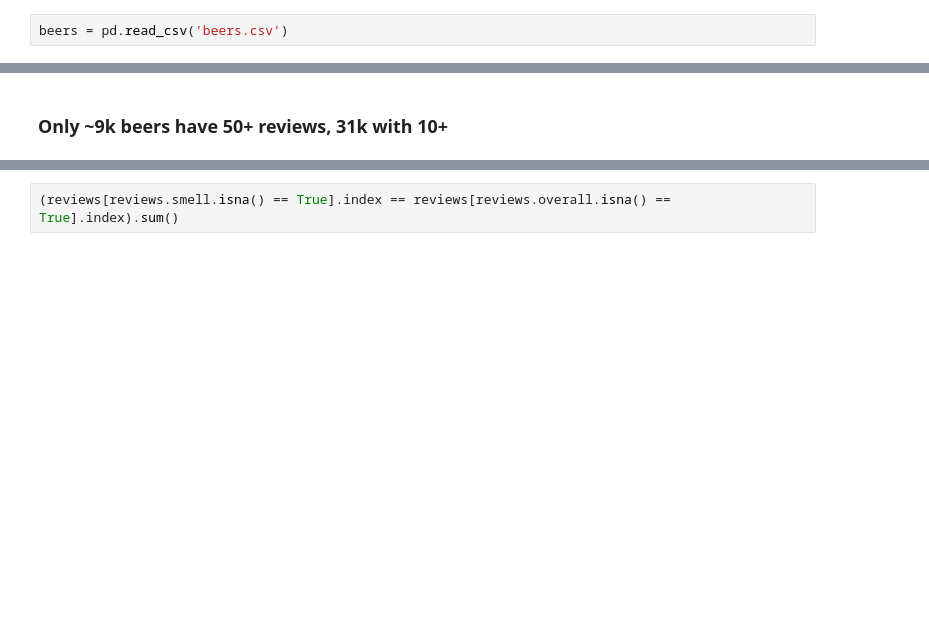
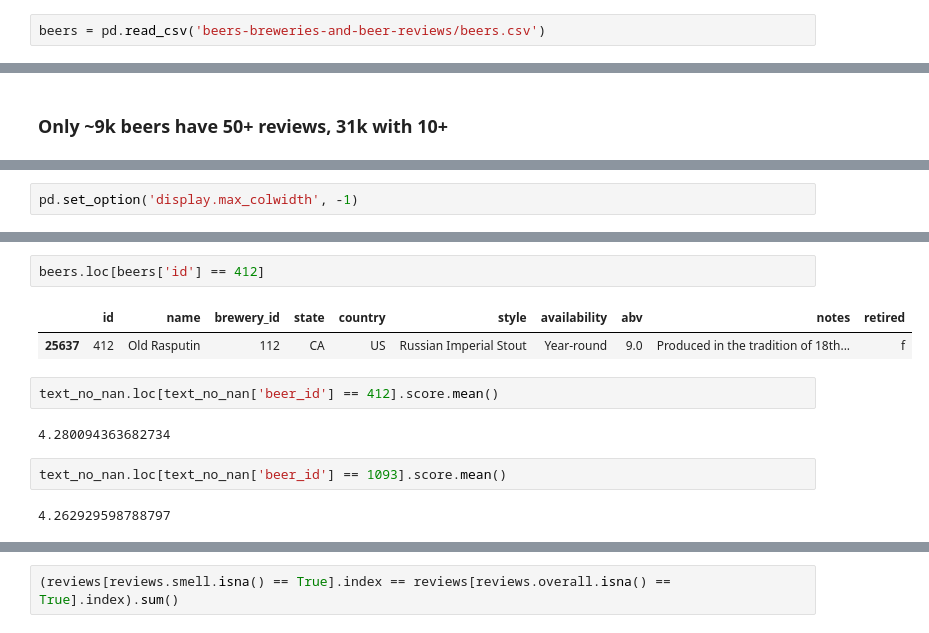
Before and after one commit to aabrahamson3/beer30, a Jupyter notebook: Beer-EDA.ipynb, the cells around one changed output, grey strips where cells are left out. Cells and saved outputs as stored; diff of their text form; blank space fills up the shorter version.

```diff
--- a/Beer-EDA.ipynb
+++ b/Beer-EDA.ipynb
@@ -3,5 +3,5 @@ import pandas as pd
 import numpy as np
 import seaborn as sns
 # %%
-beers = pd.read_csv('beers.csv')
+beers = pd.read_csv('beers-breweries-and-beer-reviews/beers.csv')
 # %%
@@ -192,0 +236,2 @@ sns.distplot(text_no_nan.groupby(['beer_id']).score.mean())
+# %%
+pd.set_option('display.max_colwidth', -1)
@@ -192,0 +253,13 @@ sns.distplot(text_no_nan.groupby(['beer_id']).score.mean())
+# %%
+beers.loc[beers['id'] == 412]
+# %% [output]
+|  | id | name | brewery_id | state | country | style | availability | abv | notes | retired |
+| 25637 | 412 | Old Rasputin | 112 | CA | US | Russian Imperial Stout | Year-round | 9.0 | Produced in the tradition of 18th... | f |
+# %%
+text_no_nan.loc[text_no_nan['beer_id'] == 412].score.mean()
+# %% [output]
+4.280094363682734
+# %%
+text_no_nan.loc[text_no_nan['beer_id'] == 1093].score.mean()
+# %% [output]
+4.262929598788797
```
Also changed, not shown: parts of 11 cells of this notebook, 1 other file.
